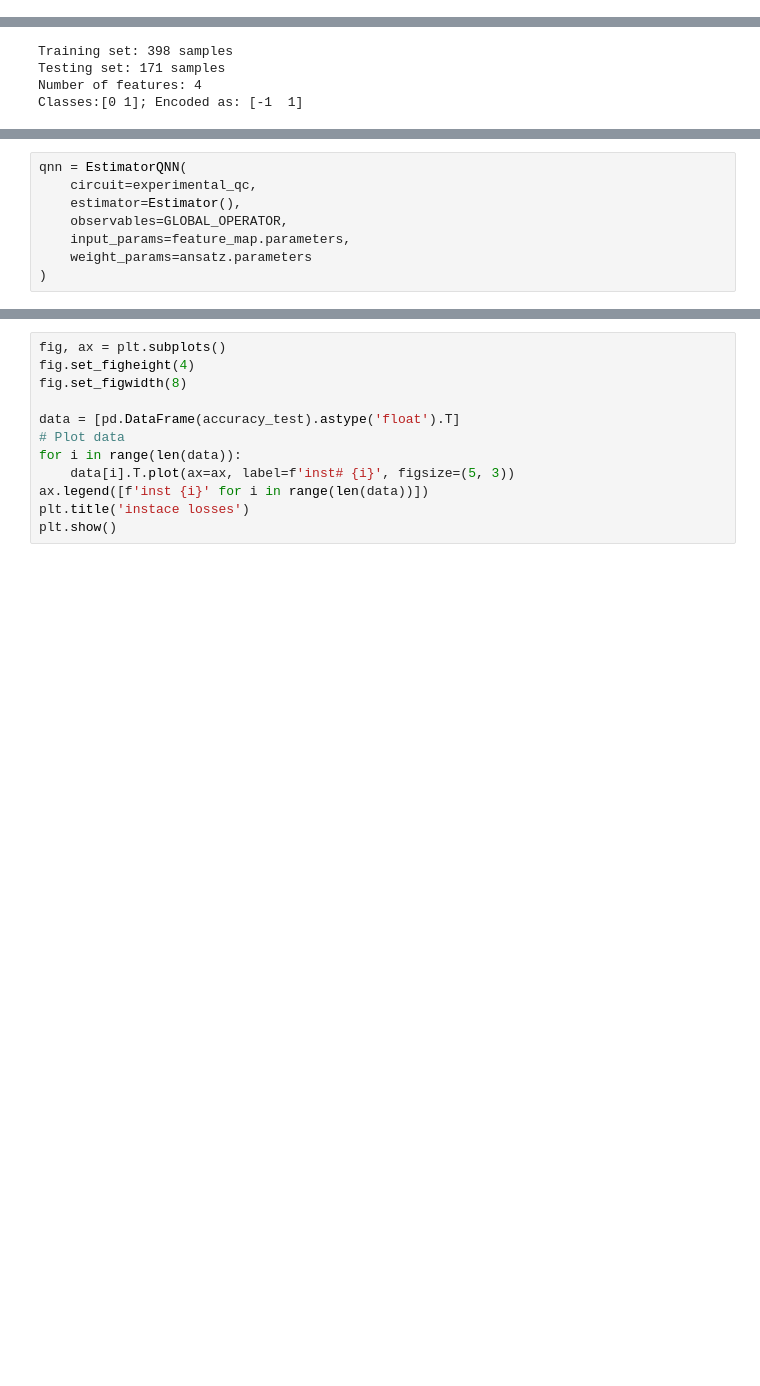
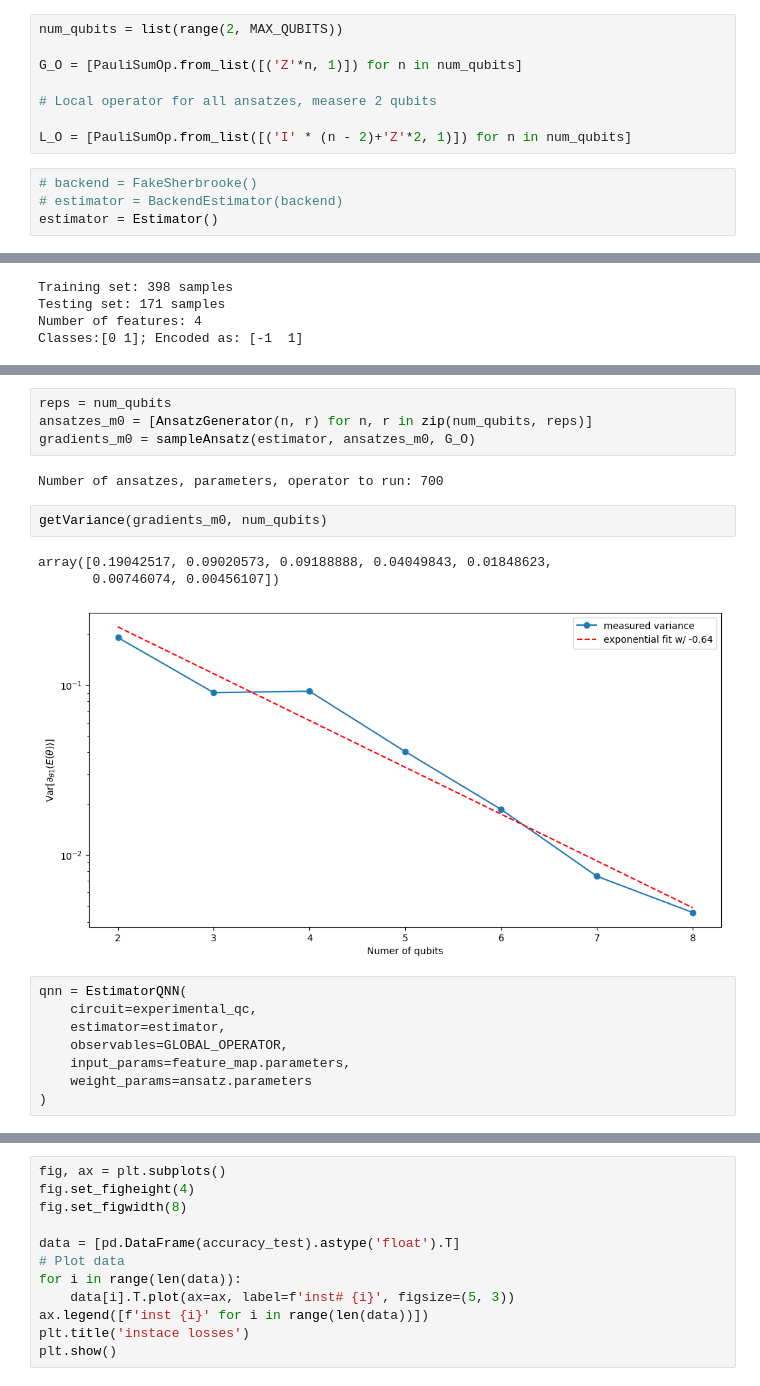
Before and after one commit to NNCT2904/VQA-Notes-v2, a Jupyter notebook: playground.ipynb, the cells around one changed output, grey strips where cells are left out. Saved outputs shown, nothing was run; the diff lists cells and outputs as text; blank space fills up the shorter version.

Commit message:
Implement new gradient variance sampling

```diff
--- a/playground.ipynb
+++ b/playground.ipynb
@@ -13,6 +20,18 @@ from Components.data import cancer_data
 from Components.circuits import *
 
 from GLOBAL_CONFIG import *
+# %%
+num_qubits = list(range(2, MAX_QUBITS))
+
+G_O = [PauliSumOp.from_list([('Z'*n, 1)]) for n in num_qubits]
+
+# Local operator for all ansatzes, measere 2 qubits
+
+L_O = [PauliSumOp.from_list([('I' * (n - 2)+'Z'*2, 1)]) for n in num_qubits]
+# %%
+# backend = FakeSherbrooke()
+# estimator = BackendEstimator(backend)
+estimator = Estimator()
 # %%
 X_train, X_val, y_train, y_val = cancer_data(PCA_n = FEATURE_DIM)
 # X_train, X_val, y_train, y_val = fetch_mnist(PCA_n = FEATURE_DIM, data_size=DATA_SIZE)
@@ -54,7 +120,19 @@ range(9, 5)
+# %%
+reps = num_qubits
+ansatzes_m0 = [AnsatzGenerator(n, r) for n, r in zip(num_qubits, reps)]
+gradients_m0 = sampleAnsatz(estimator, ansatzes_m0, G_O)
+# %% [output]
+Number of ansatzes, parameters, operator to run: 700
+# %%
+getVariance(gradients_m0, num_qubits)
+# %% [output]
+array([0.19042517, 0.09020573, 0.09188888, 0.04049843, 0.01848623,
+       0.00746074, 0.00456107])
+[figure, added]
 # %%
 qnn = EstimatorQNN(
     circuit=experimental_qc,
-    estimator=Estimator(),
+    estimator=estimator,
     observables=GLOBAL_OPERATOR,
     input_params=feature_map.parameters,
     weight_params=ansatz.parameters
```
Also changed, not shown: parts of 6 cells of this notebook, 5 other files.
